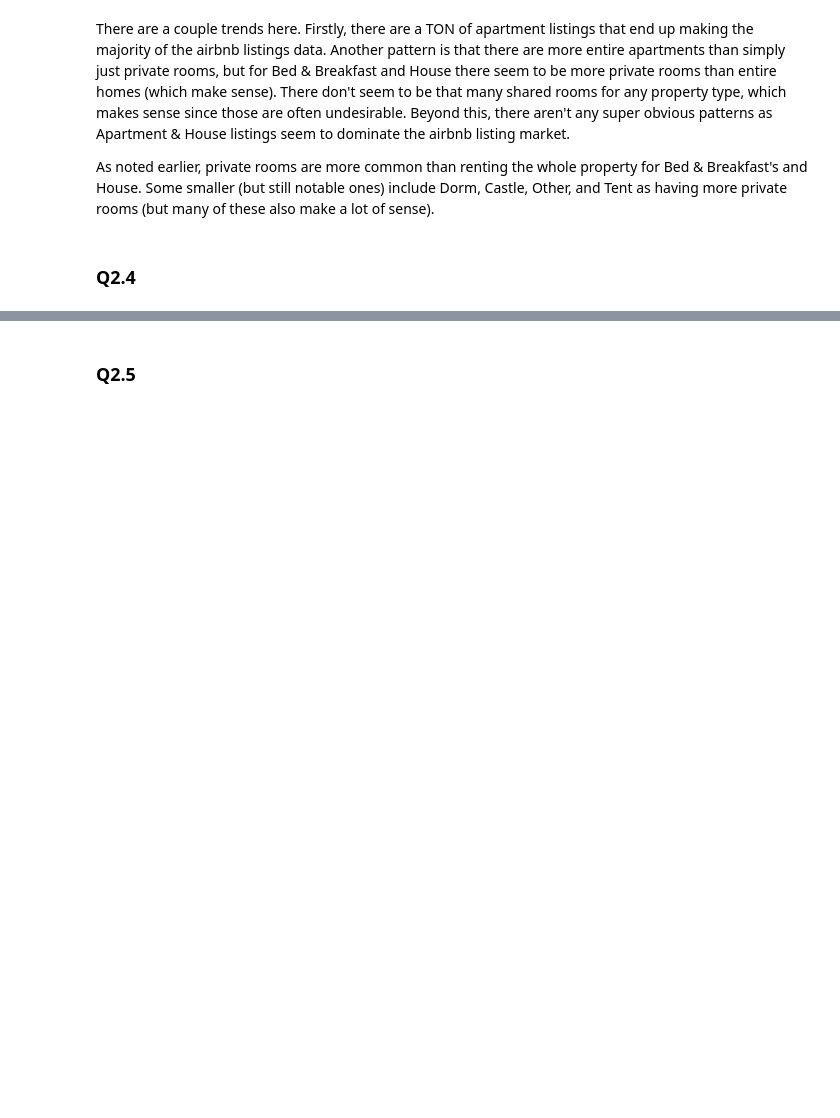
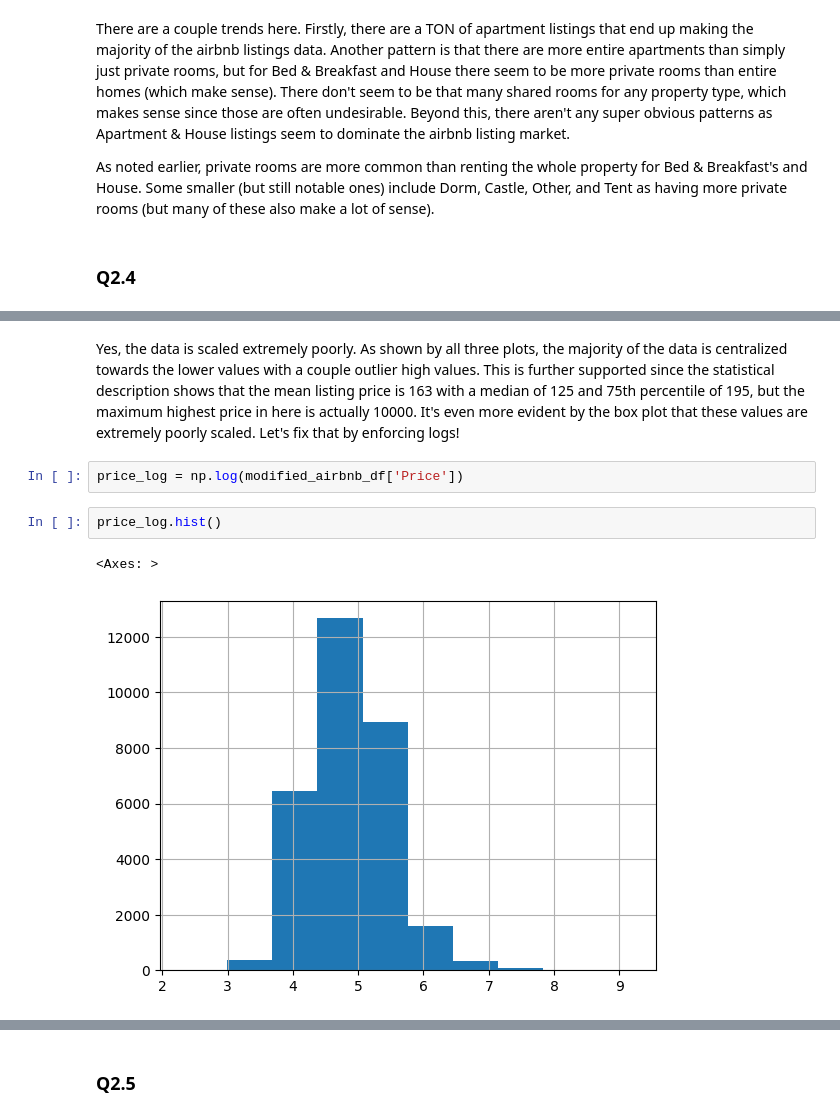
Before and after one commit to kevincha12/eda_assignment, a Jupyter notebook: assignment.ipynb, the cells around one changed output, grey strips where cells are left out. Cells and saved outputs as stored; diff of their text form; blank space fills up the shorter version.

```diff
--- a/assignment.ipynb
+++ b/assignment.ipynb
@@ -105,0 +171,9 @@ As noted earlier, private rooms are more common than renting the whole property
+# %% [markdown]
+Yes, the data is scaled extremely poorly. As shown by all three plots, the majority of the data is centralized towards the lower values with a couple outlier high values. This is further supported since the statistical description shows that the mean listing price is 163 with a median of 125 and 75th percentile of 195, but the maximum highest price in here is actually 10000. It's even more evident by the box plot that these values are extremely poorly scaled. Let's fix that by enforcing logs!
+# %%
+price_log = np.log(modified_airbnb_df['Price'])
+# %%
+price_log.hist()
+# %% [output]
+<Axes: >
+[figure, added]
```
Also changed, not shown: parts of 58 cells of this notebook, 1 other file.
